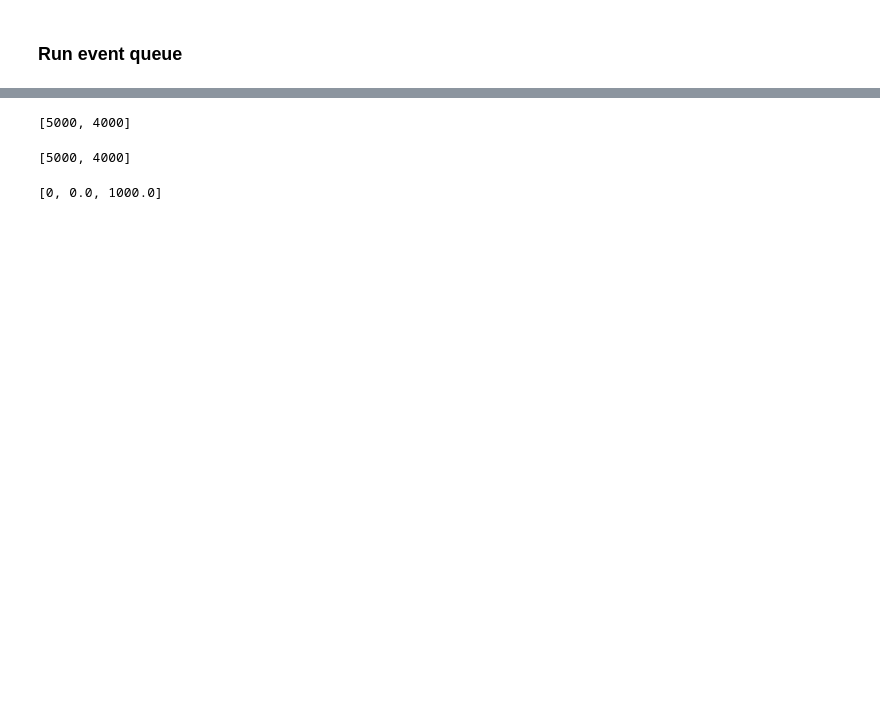
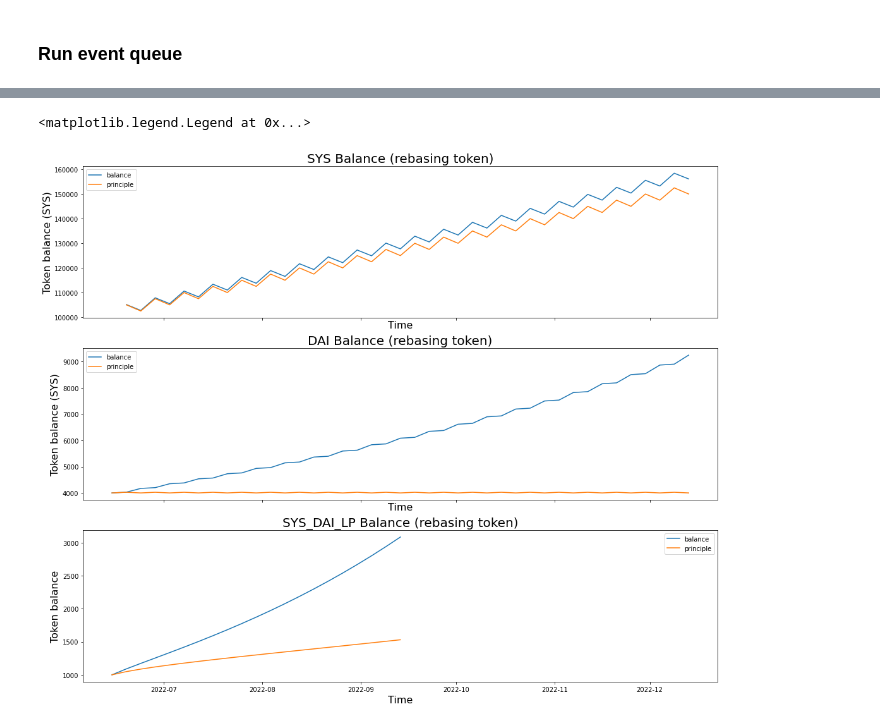
Before and after one commit to syscoin/daosys, a Jupyter notebook: notebooks/simulation/masternode_nft.ipynb, the cells around one changed output, grey strips where cells are left out. Drawn from its saved outputs; the diff is of its cells as text; code cells hidden in the pictures; blank space fills up the shorter version.

```diff
--- a/notebooks/simulation/masternode_nft.ipynb
+++ b/notebooks/simulation/masternode_nft.ipynb
@@ -151,12 +199,53 @@ SYS_DAI_states1 = tSYS_DAI.get_state_series(SYS_DAI_addr1)
+# %%
+SYS_addr2 = SYS.get_address(SYS_mint2.get_id())
+DAI_addr2 = DAI.get_address(DAI_mint2.get_id())
+SYS_DAI_addr2 = SYS_DAI.get_address(SYS_DAI_LP_mint2.get_id())
+# %%
+# Analyze Token balances
+
+SYS_states2 = tSYS.get_state_series(SYS_addr2)
+principle = SYS_states2.get_principle()
+balance = SYS_states2.get_balance()
+tSamp = SYS_states2.get_tstamp()
+
+fig, (SYS_ax, DAI_ax, SYS_DAI_ax) = plt.subplots(nrows=3, sharex=True, sharey=False, figsize=(18, 15))
+
+SYS_ax.plot(tSamp[1:], balance[1:], label='balance')
+SYS_ax.plot(tSamp[1:], principle[1:], label='principle')
+SYS_ax.set_title("SYS Balance (rebasing token)", fontsize=20)
+SYS_ax.set_ylabel("Token balance (SYS)", fontsize=16)
+SYS_ax.set_xlabel('Time', fontsize=16)
+SYS_ax.legend()
+
+DAI_states2 = tDAI.get_state_series(DAI_addr1)
+principle = DAI_states2.get_principle()
+balance = DAI_states2.get_balance()
+tSamp = DAI_states2.get_tstamp()
+
+DAI_ax.plot(tSamp[1:], balance[1:], label='balance')
+DAI_ax.plot(tSamp[1:], principle[1:], label='principle')
+DAI_ax.set_title("DAI Balance (rebasing token)", fontsize=20)
+DAI_ax.set_ylabel("Token balance (SYS)", fontsize=16)
+DAI_ax.set_xlabel('Time', fontsize=16)
+DAI_ax.legend()
+
+SYS_DAI_states2 = tSYS_DAI.get_state_series(SYS_DAI_addr1)
+principle = SYS_DAI_states2.get_principle()
+balance = SYS_DAI_states2.get_balance()
+tSamp = SYS_DAI_states2.get_tstamp()
+
+SYS_DAI_ax.plot(tSamp[2:], balance[2:], label='balance')
+SYS_DAI_ax.plot(tSamp[2:], principle[2:], label='principle')
+SYS_DAI_ax.set_title("SYS_DAI_LP Balance (rebasing token)", fontsize=20)
+SYS_DAI_ax.set_ylabel("Token balance", fontsize=16)
+SYS_DAI_ax.set_xlabel('Time', fontsize=16)
+SYS_DAI_ax.legend()
+# %% [output]
+<matplotlib.legend.Legend at 0x...>
+[figure, added]
 # %%
-SYS_states1.get_principle()
+#SYS_states1.get_principle()
-# %% [output]
-[5000, 4000]
 # %%
-DAI_states1.get_principle()
+#DAI_states1.get_principle()
-# %% [output]
-[5000, 4000]
 # %%
-SYS_DAI_states1.get_principle()
+#SYS_DAI_states1.get_principle()
-# %% [output]
-[0, 0.0, 1000.0]
```
Also changed, not shown: parts of 22 cells of this notebook, 20 other files.
